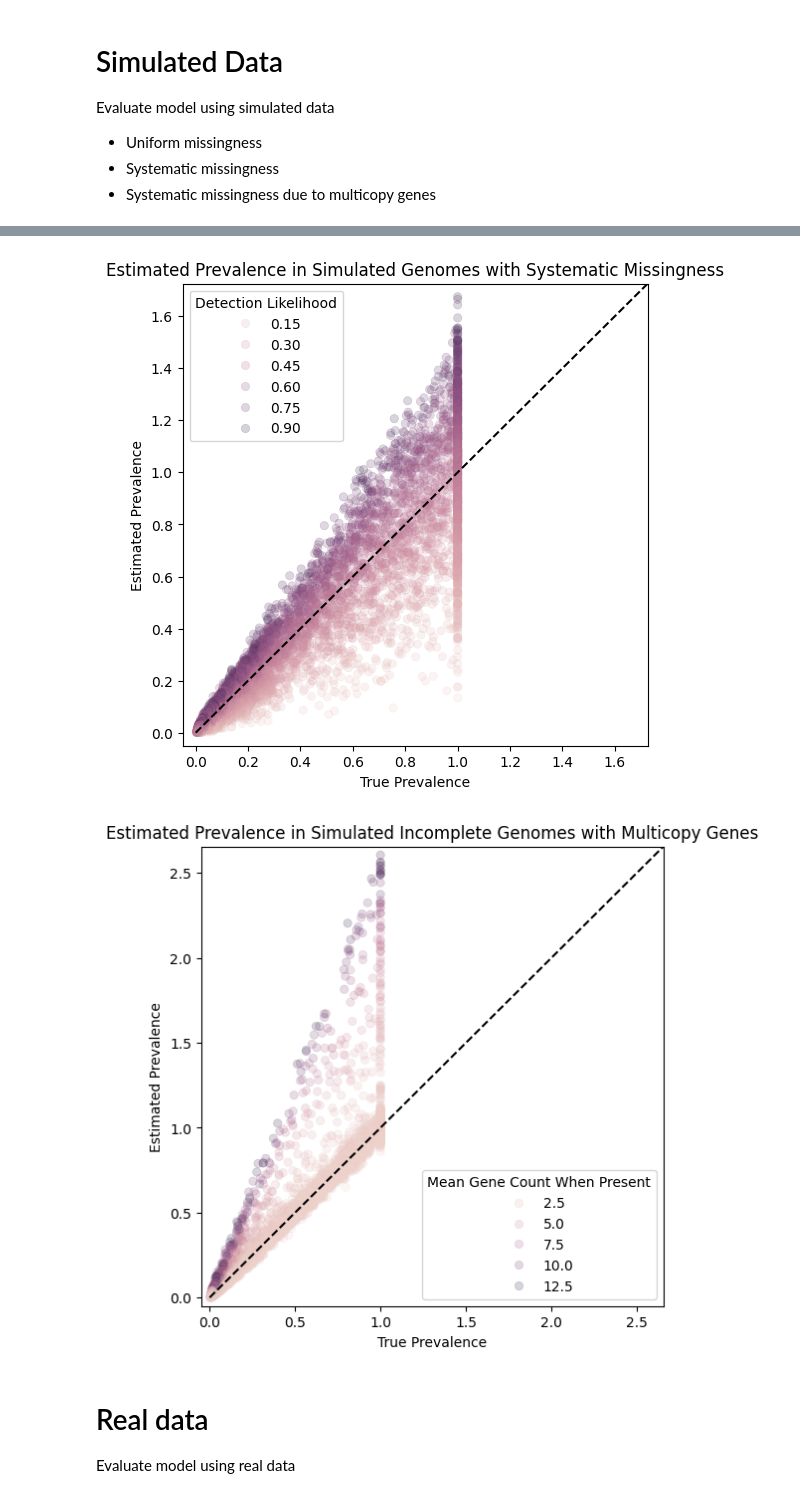
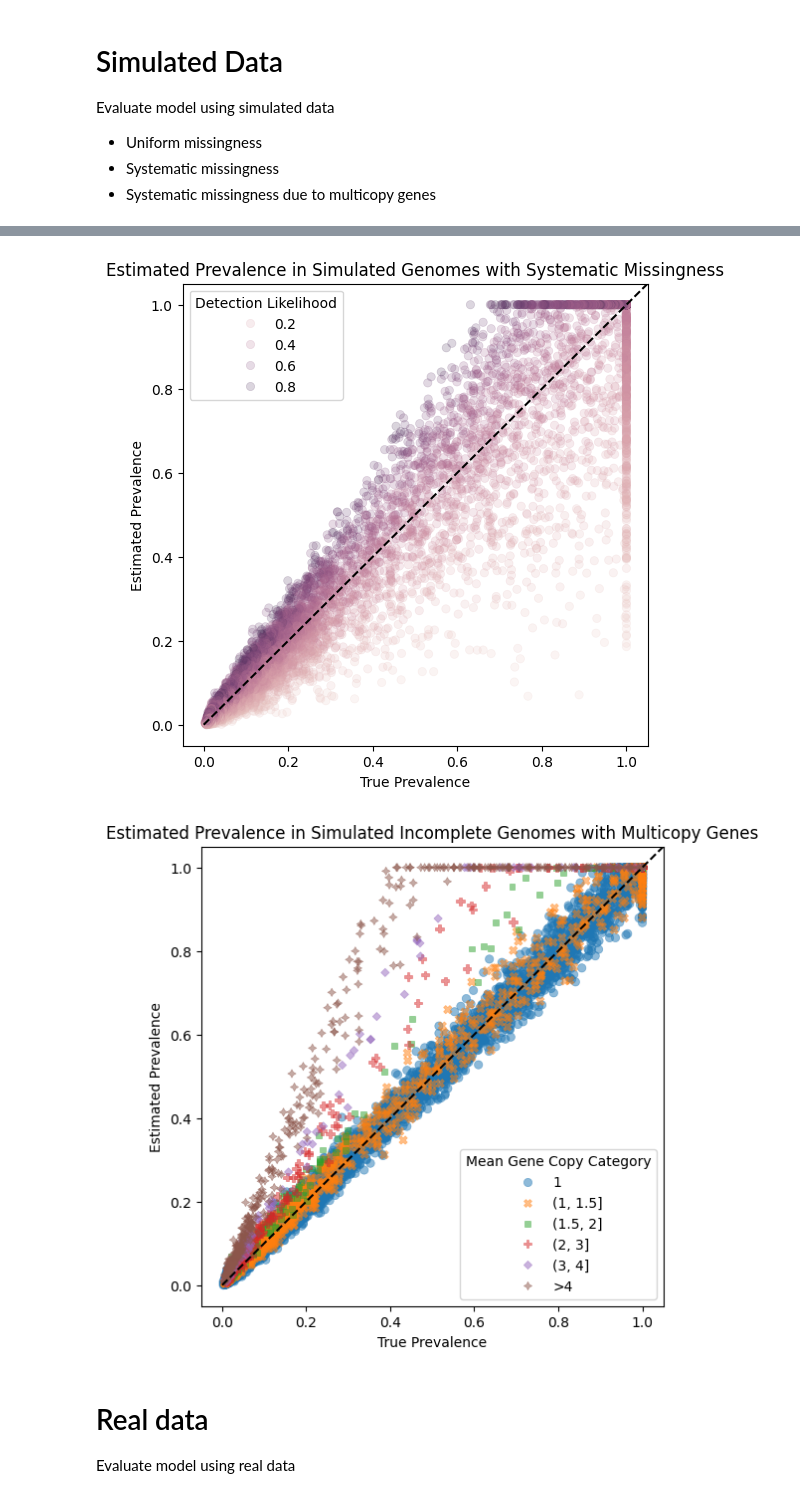
Before and after one commit to blasks/gene-prevalence, a Jupyter notebook: analyses/bernoulli-model.ipynb, the cells around one changed output, grey strips where cells are left out. Drawn from its saved outputs; the diff is of its cells as text; code cells hidden in the pictures.

Commit message:
Finished porting and cleaning figures. Ready for review.

```diff
--- a/analyses/bernoulli-model.ipynb
+++ b/analyses/bernoulli-model.ipynb
@@ -14,7 +14,7 @@ Bernoulli model
 # %%
 # function to estimate gene family prevalence using a Bernoulli model
 
-def estimate_prevalence_bernoulli(data, lambdas):
+def estimate_prevalence_bernoulli(data, lambdas, clip_max=1.0):
     """
     Estimate gene family prevalence using a Bernoulli model.
 
@@ -22,6 +22,8 @@ def estimate_prevalence_bernoulli(data, lambdas):
     data (pd.DataFrame): A DataFrame containing presence/absence data for gene families across genomes.
     lambdas (pd.Series): A series of lambda values corresponding to the completeness of each genome
         in the dataset, with values between 0 and 1.
+    clip_max (float): Maximum value to clip the estimated prevalence (default is 1.0).
+        If set to None, no clipping will be applied.
 
     Returns:
     pd.Series: A series of pi values representing the estimated prevalence of each gene family.
@@ -44,6 +46,10 @@ def estimate_prevalence_bernoulli(data, lambdas):
     # Estimate the prevalence (pi) for each gene family as the expected value of the weighted presence/absence data
     pi_estimates = weighted_data.mean(axis=1)
 
+    # Clip the estimated prevalence values if clip_max is specified
+    if clip_max is not None:
+        pi_estimates = pi_estimates.clip(upper=clip_max)
+
     return pi_estimates
 # %% [markdown]
 # Simulated Data
@@ -148,42 +154,58 @@ plt.legend(title='Detection Likelihood')
 # Show the plot
 plt.show()
 # %% [output]
-[figure, old version]
+[figure, new version]
 # %%
 # run Bernoulli model on incomplete simulated data created using multicopy gene counts
 
 lambdas_incomplete = estimate_prevalence_bernoulli(
     data=sim_incomplete_count_df,
     lambdas=sim_completeness.loc[sim_incomplete_count_df.columns]
 )
 
+# build categorical variable for mean gene count
+mean_gene_count_bins = pd.cut(
+    sim_mean_gene_count_df,
+    bins=[0, 1, 1.5, 2, 3, 4, np.inf],
+    labels=['1', '(1, 1.5]', '(1.5, 2]', '(2, 3]', '(3, 4]', '>4'])
+
+# # build categorical variable for mean gene count by rounding to nearest integer
+# mean_gene_count_bins = sim_mean_gene_count_df.round().astype(int).astype(str)
+
+# pull together plot data
+plot_df = pd.DataFrame({
+    'True Prevalence': ground_truth,
+    'Estimated Prevalence': lambdas_incomplete,
+    'Mean Gene Copy': sim_mean_gene_count_df.loc[sim_incomplete_count_df.index],
+    'Mean Gene Copy Category': mean_gene_count_bins.loc[sim_incomplete_count_df.index]
+})
+plot_df = plot_df.sort_values('Mean Gene Copy')
+
 # Create a scatter plot
 plt.figure(figsize=(6, 6))
 sns.scatterplot(
-    x=ground_truth,
-    y=lambdas_incomplete,
-    hue=sim_mean_gene_count_df.loc[sim_incomplete_count_df.index],
-    alpha=0.2,
+    # data=plot_df[plot_df['Mean Gene Copy'].lt(3)],  # Filter to only include genes with mean gene copy < 3
+    data=plot_df,  # Filter to only include genes with mean gene copy < 3
+    x='True Prevalence',
+    y='Estimated Prevalence',
+    hue='Mean Gene Copy Category',
+    style='Mean Gene Copy Category',
+    alpha=0.5,
     edgecolor=None)
 
 # Add a line for perfect agreement
 plt.plot([0, 100], [0, 100], '--', color='black')  # Line with slope 1
 
 # Set ranges for x and y axes
 maximum = max(ground_truth.max(), lambdas_incomplete.max())
 plt.xlim(-0.05, maximum + 0.05)
 plt.ylim(-0.05, maximum + 0.05)
 
-# Set labels and title
-plt.xlabel('True Prevalence')
-plt.ylabel('Estimated Prevalence')
+# Set title and show plot
 plt.title('Estimated Prevalence in Simulated Incomplete Genomes with Multicopy Genes')
-plt.legend(title='Mean Gene Count When Present')
-
-# Show the plot
 plt.show()
 # %% [output]
-[figure, old version]
+[figure, new version]
 # %% [markdown]
 # Real data
 Evaluate model using real data
```
Also changed, not shown: parts of 10 cells of this notebook, 2 other files.
